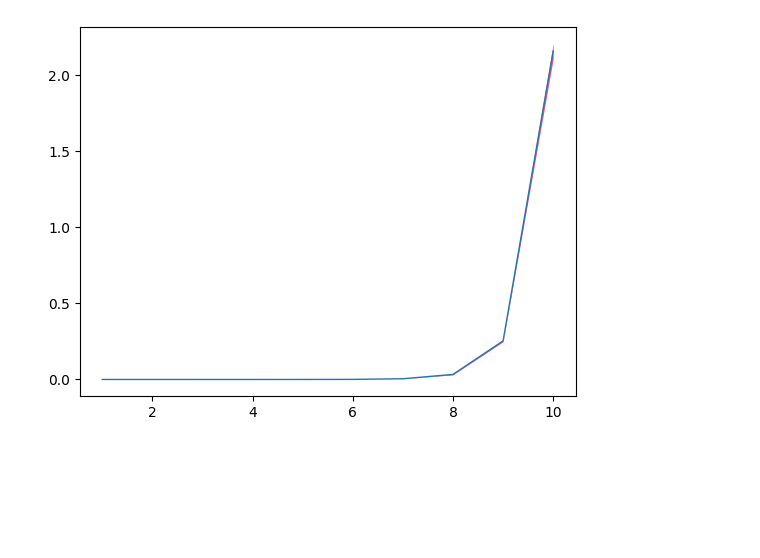
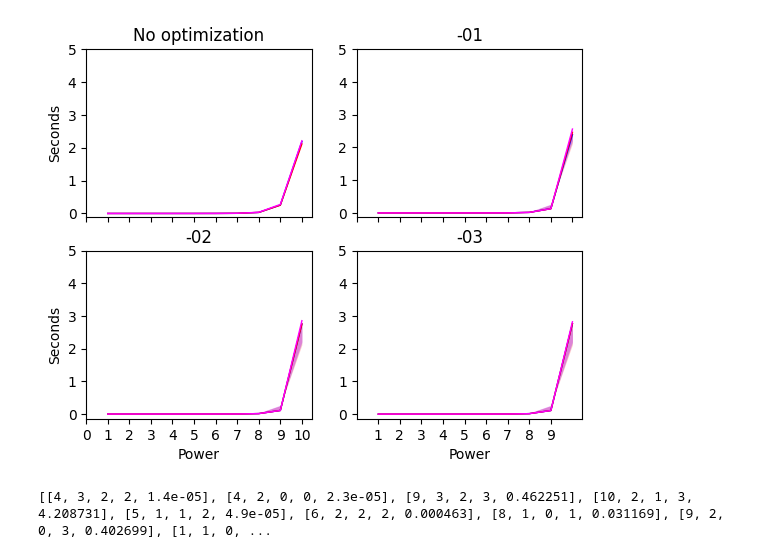
Before and after one commit to EmmanuelEngineer/GpuComputing, a Jupyter notebook: graph_generator.ipynb, the cells around one changed output. Drawn from its saved outputs; the diff is of its cells as text; code cells hidden in the pictures; blank space fills up the shorter version.

```diff
--- a/graph_generator.ipynb
+++ b/graph_generator.ipynb
@@ -49,3 +48,0 @@ print(df)
-# %%
-max_pow = int(df['pow'].max())
-print(max_pow)
@@ -76,12 +73,57 @@ AttributeError: 'NoneType' object has no attribute 'append'
-# %%
-import matplotlib.pyplot as plt
-# plot
-fig, ax = plt.subplots()
-
-ax.fill_between(number_list,down_y, up_y,  alpha=.7, linewidth=0,color="crimson")
-ax.plot(number_list, mid_y, linewidth=1)
-
-
-plt.show()
-# %% [output]
-[figure, removed]
+# %%
+import matplotlib.pyplot as plt
+
+def print_plots(pow_list, type_list, max_pow, list_of_y, alpha=.2):
+    fig, axs = plt.subplots(2,2)
+    colors = ["blue","red","magenta","yellow"]
+    type_strings = ["integer","float","double"]
+    seconds_range = range(0,6)
+    for x in type_list:
+        axs[0, 0].fill_between(pow_list,list_of_y[0][x][1], list_of_y[0][x][0],  alpha=alpha, linewidth=0,color=colors[x],label = type_strings[x])
+        axs[0, 0].plot(pow_list, list_of_y[0][x][2], linewidth=1,color=colors[x])
+        axs[0,0].set_xticks(pow_list,[])
+        axs[0,0].set_yticks(seconds_range)
+
+        axs[0, 1].fill_between(pow_list,list_of_y[1][x][1], list_of_y[0][x][0],  alpha=alpha, linewidth=0,color=colors[x],label = type_strings[x])
+        axs[0, 1].plot(pow_list, list_of_y[1][x][2], linewidth=1,color=colors[x])
+        axs[0,1].set_xticks(pow_list,[])
+        axs[0,1].set_yticks(seconds_range)
+
+        axs[1, 0].fill_between(pow_list,list_of_y[2][x][1], list_of_y[0][x][0],  alpha=alpha, linewidth=0,color=colors[x],label = type_strings[x])
+        axs[1, 0].plot(pow_list, list_of_y[2][x][2], linewidth=1,color=colors[x])
+        axs[1, 0].set_xticks(pow_list,pow_list)
+        axs[1, 0].set_yticks(seconds_range)
+
+        axs[1, 1].fill_between(pow_list,list_of_y[3][x][1], list_of_y[0][x][0],  alpha=alpha, linewidth=0,color=colors[x],label = type_strings[x])
+        axs[1, 1].plot(pow_list, list_of_y[3][x][2], linewidth=1,color=colors[x])
+        axs[1, 1].set_xticks(pow_list, pow_list)
+        axs[1, 1].set_yticks(seconds_range)
+    axs[0, 0].set_title('No optimization')
+    axs[0, 1].set_title('-01')
+    axs[1, 0].set_title('-02')
+    axs[1, 1].set_title('-03')
+    axs[0, 0].set_ylabel('Seconds')
+    axs[1, 0].set_ylabel('Seconds')
+    axs[1, 0].set_xlabel('Power')
+    axs[1, 1].set_xlabel('Power')
+    plt.xticks(range(1,max_pow))
+    plt.show()
+# %%
+# plot
+pow_list,type_list,max_pow, list_of_y = get_list(df_MSI)
+print_plots(pow_list, type_list, max_pow, list_of_y)
+# %% [output]
+[figure, added]
+# %%
+paths= file_paths("Homework_runs_HP/")
+properties_list = []
+for path in paths:
+    with open(path) as file:
+        pow,iter,dtype,optimization = file_properties(path)
+        str = file.read()
+        seconds = file_reader(str)
+        properties_list.append([pow,iter,dtype,optimization,seconds])
+print(properties_list)
+df_HP = pd.DataFrame(properties_list,columns=["pow","iteration","dtype","optimization","seconds"])
+# %% [output]
+[[4, 3, 2, 2, 1.4e-05], [4, 2, 0, 0, 2.3e-05], [9, 3, 2, 3, 0.462251], [10, 2, 1, 3, 4.208731], [5, 1, 1, 2, 4.9e-05], [6, 2, 2, 2, 0.000463], [8, 1, 0, 1, 0.031169], [9, 2, 0, 3, 0.402699], [1, 1, 0, ...
```
Also changed, not shown: parts of 4 cells of this notebook, 22 other files.
